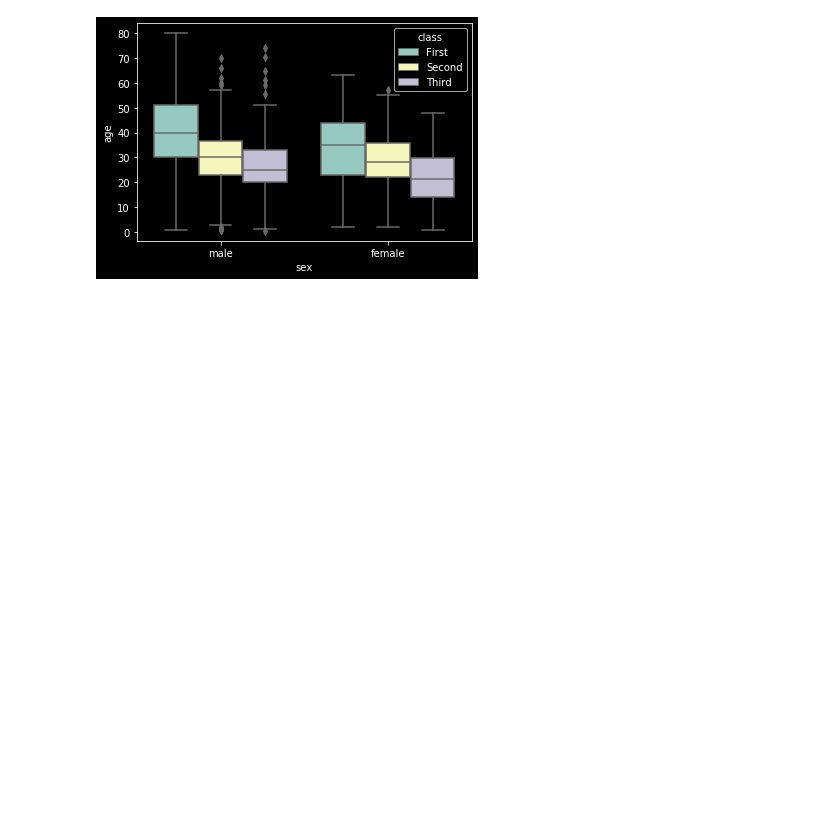
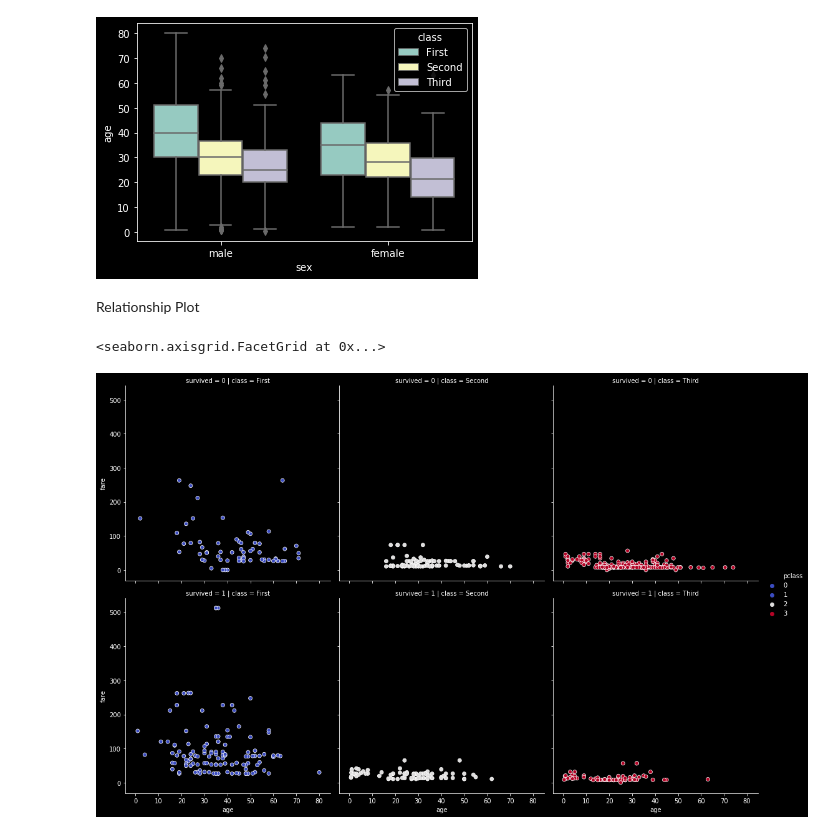
Before and after one commit to kazimosiurahman/Data_viz, a Jupyter notebook: data_viz.ipynb, the cells around one changed output. Cells and saved outputs as stored; diff of their text form; code cells hidden in the pictures; blank space fills up the shorter version.

Commit message:
Seaborn visualising relationship plots like scatter and lineplot

```diff
--- a/data_viz.ipynb
+++ b/data_viz.ipynb
@@ -361,3 +361,13 @@ sns.boxplot(x='sex',y='age',hue='class',data=titanic,)
 # %% [output]
 <matplotlib.axes._subplots.AxesSubplot at 0x...>
 [figure]
+# %% [markdown]
+
+Relationship Plot
+# %%
+#rel plot exists between numerical values in categorical
+#visualising five dimension of a dataframe at a go
+sns.relplot(data=titanic,x='age',y='fare',col='class',kind='scatter',hue='pclass',palette='coolwarm',row='survived')
+# %% [output]
+<seaborn.axisgrid.FacetGrid at 0x...>
+[figure, added]
```
Also changed, not shown: parts of 2 cells of this notebook.
